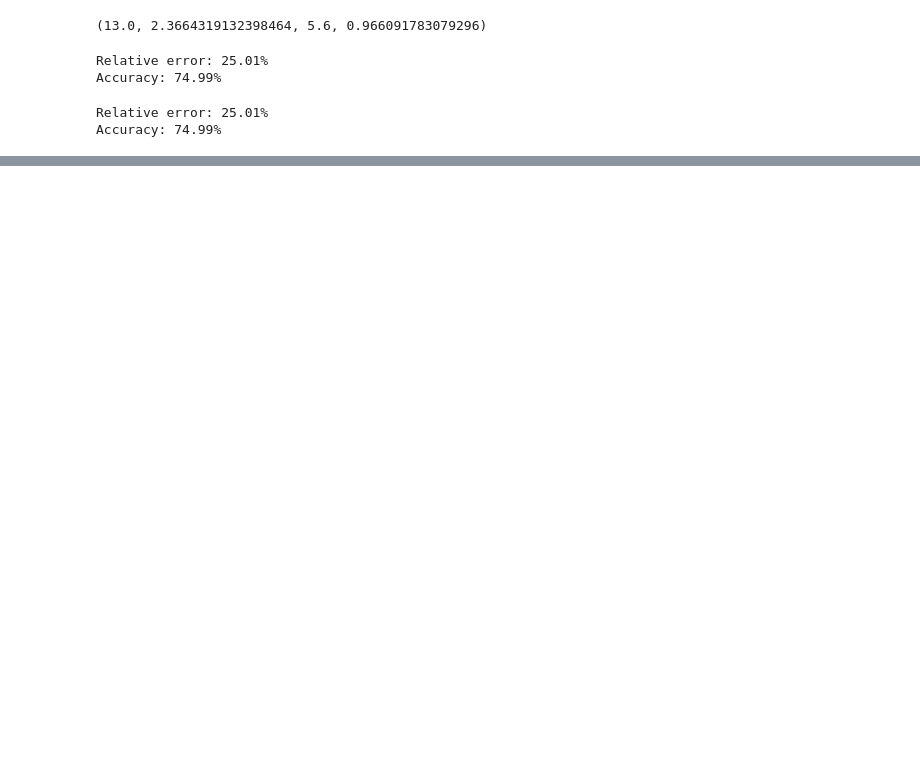
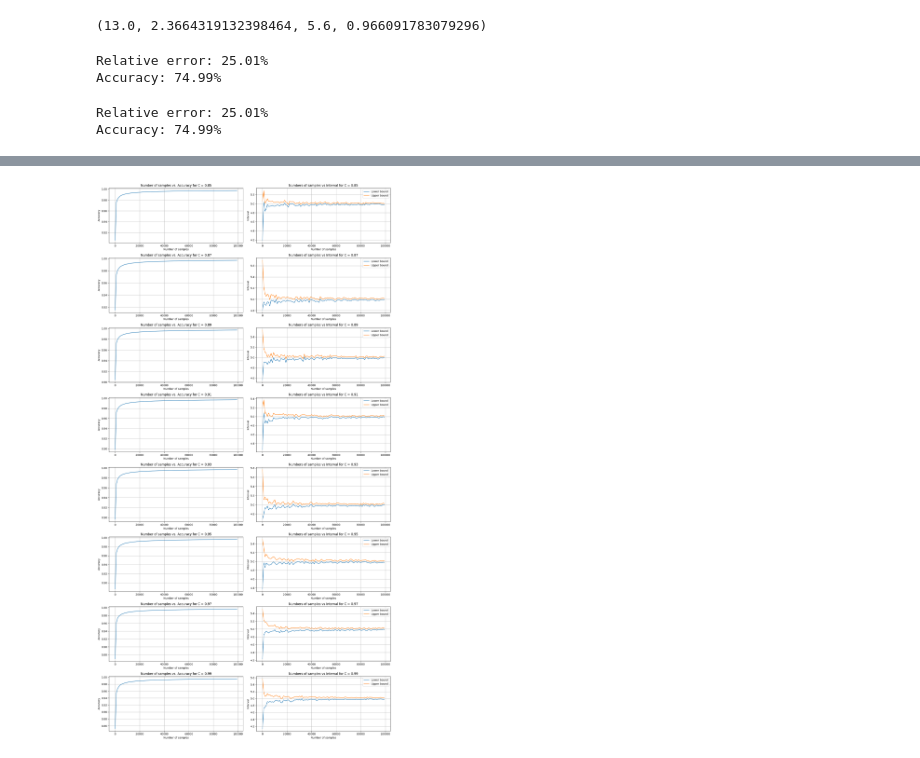
Before and after one commit to edoppiap/casl_labs, a Jupyter notebook: LabG2/labg2.ipynb, the cells around one changed output, grey strips where cells are left out. Cells and saved outputs as stored; diff of their text form; code cells hidden in the pictures; blank space fills up the shorter version.

```diff
--- a/LabG2/labg2.ipynb
+++ b/LabG2/labg2.ipynb
@@ -91,0 +118,37 @@ results_df[results_df['C'] == .93].head()
+# %%
+import matplotlib.pyplot as plt
+
+N = results[:,0]
+C = results[:,1]
+accs = results[:,2]
+starts = results[:,3]
+ends = results[:,4]
+
+unique_c = np.unique(C)
+
+num_rows = len(unique_c)
+num_cols = 2
+
+fig, axes = plt.subplots(num_rows,num_cols, figsize=(16,30))
+
+for i,c_value in enumerate(unique_c):
+    mask = C == c_value
+
+    axes[i][0].plot(N[mask], accs[mask], linestyle='-')
+    axes[i][0].set_title(f'Number of samples vs. Accuracy for C = {c_value:.2}')
+    axes[i][0].set_xlabel('Number of samples')
+    axes[i][0].set_ylabel('Accuracy')
+    axes[i][0].grid(True)
+
+    axes[i][1].plot(N[mask], starts[mask], label=f'Lower bound')
+    axes[i][1].plot(N[mask], ends[mask], label=f'Upper bound')
+    axes[i][1].set_title(f'Numbers of samples vs Interval for C = {c_value:.2}')
+    axes[i][1].set_xlabel('Number of samples')
+    axes[i][1].set_ylabel('Interval')
+    axes[i][1].legend(loc='upper right')
+    axes[i][1].grid(True)
+
+plt.tight_layout()
+plt.show()
+# %% [output]
+[figure, added]
```
Also changed, not shown: parts of 8 cells of this notebook, 1 other file.
